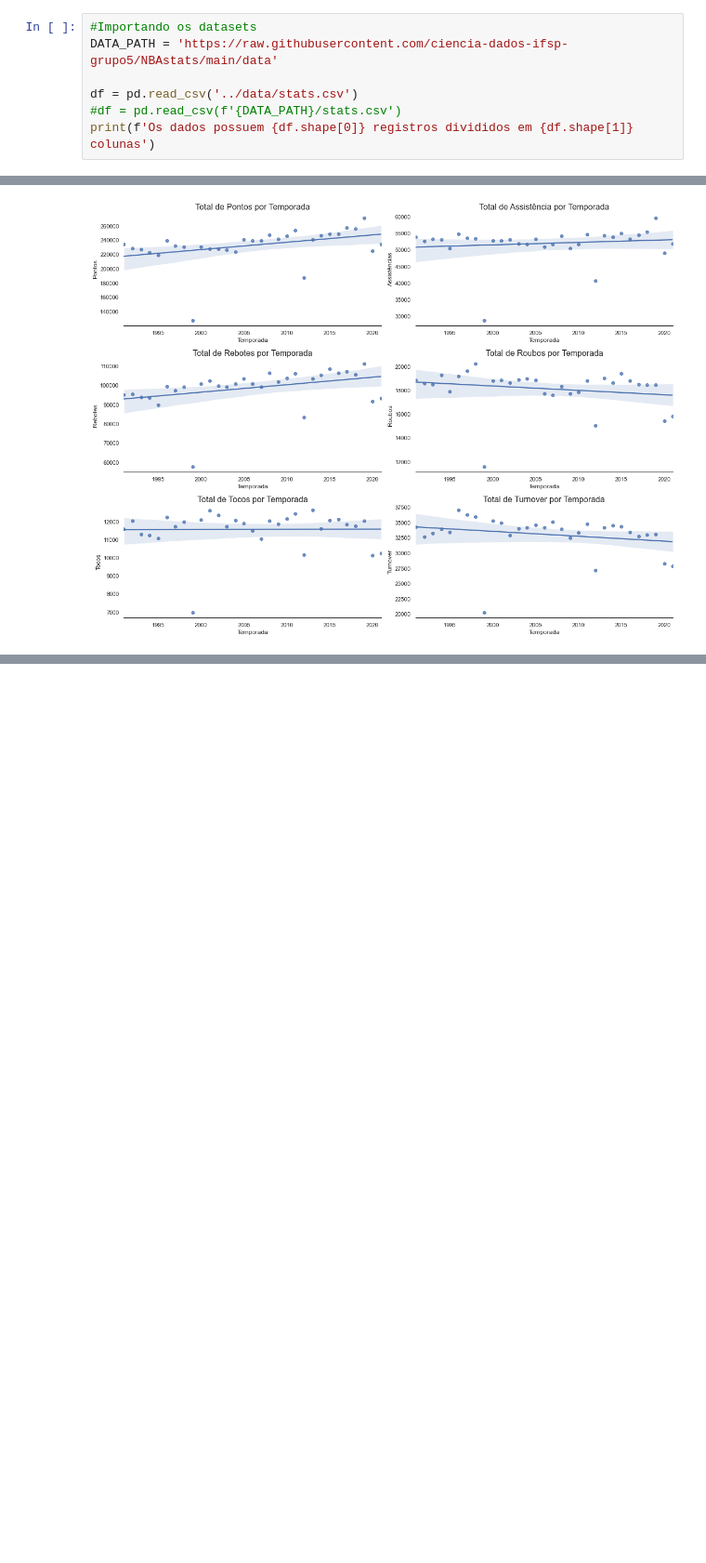
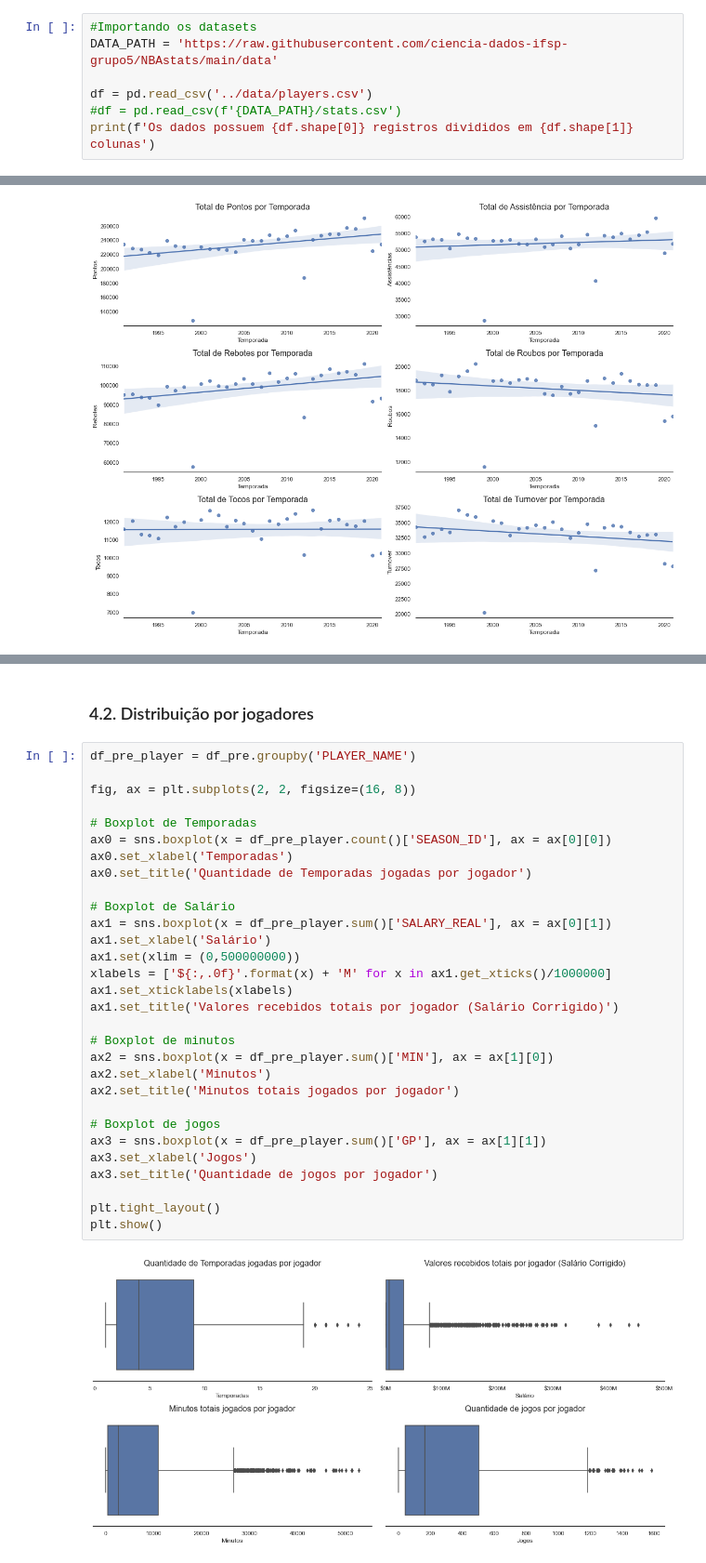
Before and after one commit to ciencia-dados-ifsp-grupo5/NBAstats, a Jupyter notebook: notebooks/NBAstats_data_analyse.ipynb, the cells around one changed output, grey strips where cells are left out. Shown: that part at 93% size. Drawn from its saved outputs; the diff is of its cells as text; blank space fills up the shorter version.

```diff
--- a/notebooks/NBAstats_data_analyse.ipynb
+++ b/notebooks/NBAstats_data_analyse.ipynb
@@ -110,7 +110,7 @@ sns.set_theme(
 #Importando os datasets
 DATA_PATH = 'https://raw.githubusercontent.com/ciencia-dados-ifsp-grupo5/NBAstats/main/data'
 
-df = pd.read_csv('../data/stats.csv')
+df = pd.read_csv('../data/players.csv')
 #df = pd.read_csv(f'{DATA_PATH}/stats.csv')
 print(f'Os dados possuem {df.shape[0]} registros divididos em {df.shape[1]} colunas')
 # %% [output]
@@ -360,0 +326,34 @@ plt.show()
+# %% [markdown]
+### 4.2. Distribuição por jogadores
+# %%
+df_pre_player = df_pre.groupby('PLAYER_NAME')
+
+fig, ax = plt.subplots(2, 2, figsize=(16, 8))
+
+# Boxplot de Temporadas
+ax0 = sns.boxplot(x = df_pre_player.count()['SEASON_ID'], ax = ax[0][0])
+ax0.set_xlabel('Temporadas')
+ax0.set_title('Quantidade de Temporadas jogadas por jogador')
+
+# Boxplot de Salário
+ax1 = sns.boxplot(x = df_pre_player.sum()['SALARY_REAL'], ax = ax[0][1])
+ax1.set_xlabel('Salário')
+ax1.set(xlim = (0,500000000))
+xlabels = ['${:,.0f}'.format(x) + 'M' for x in ax1.get_xticks()/1000000]
+ax1.set_xticklabels(xlabels)
+ax1.set_title('Valores recebidos totais por jogador (Salário Corrigido)')
+
+# Boxplot de minutos
+ax2 = sns.boxplot(x = df_pre_player.sum()['MIN'], ax = ax[1][0])
+ax2.set_xlabel('Minutos')
+ax2.set_title('Minutos totais jogados por jogador')
+
+# Boxplot de jogos
+ax3 = sns.boxplot(x = df_pre_player.sum()['GP'], ax = ax[1][1])
+ax3.set_xlabel('Jogos')
+ax3.set_title('Quantidade de jogos por jogador')
+
+plt.tight_layout()
+plt.show()
+# %% [output]
+[figure, added]
```
Also changed, not shown: parts of 16 cells of this notebook.
